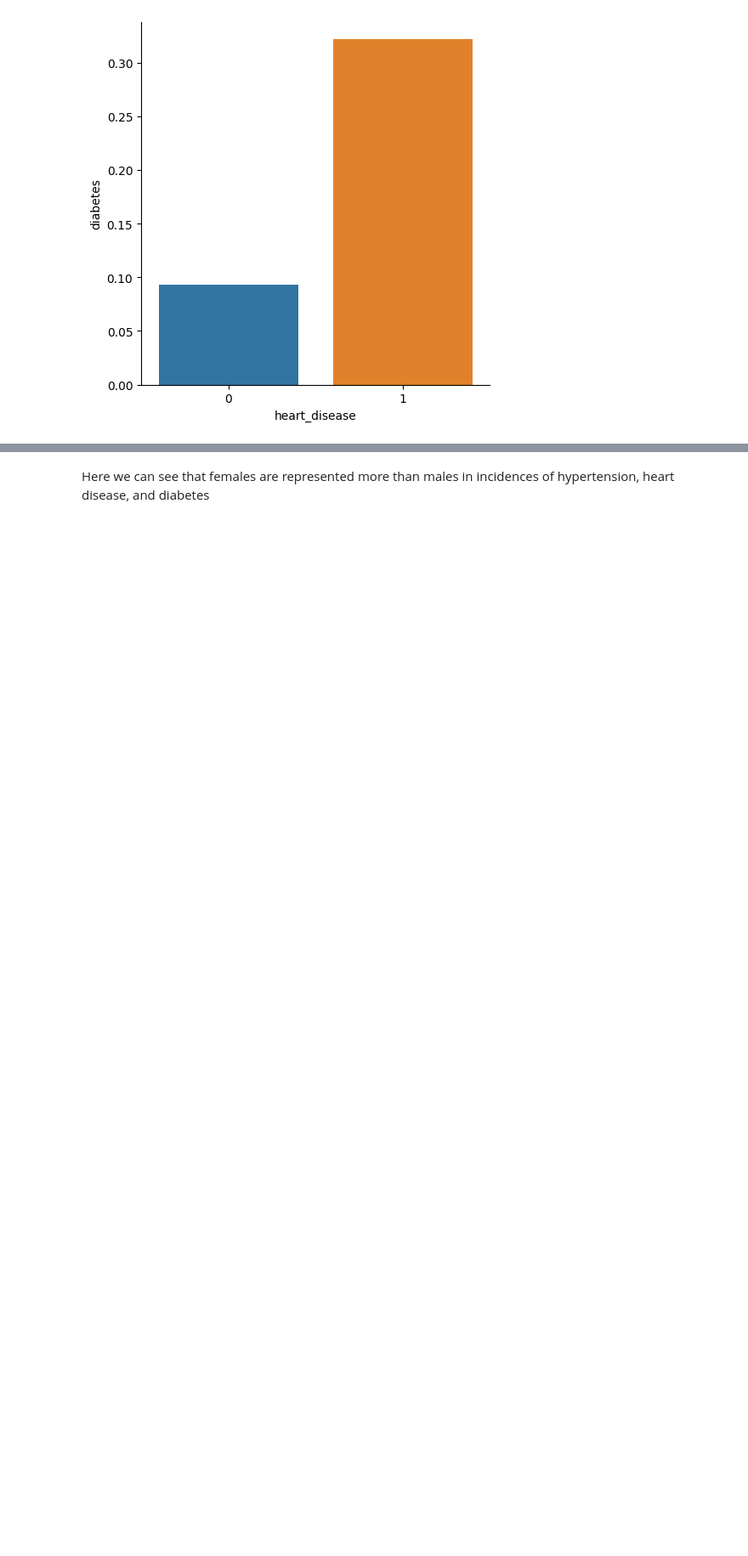
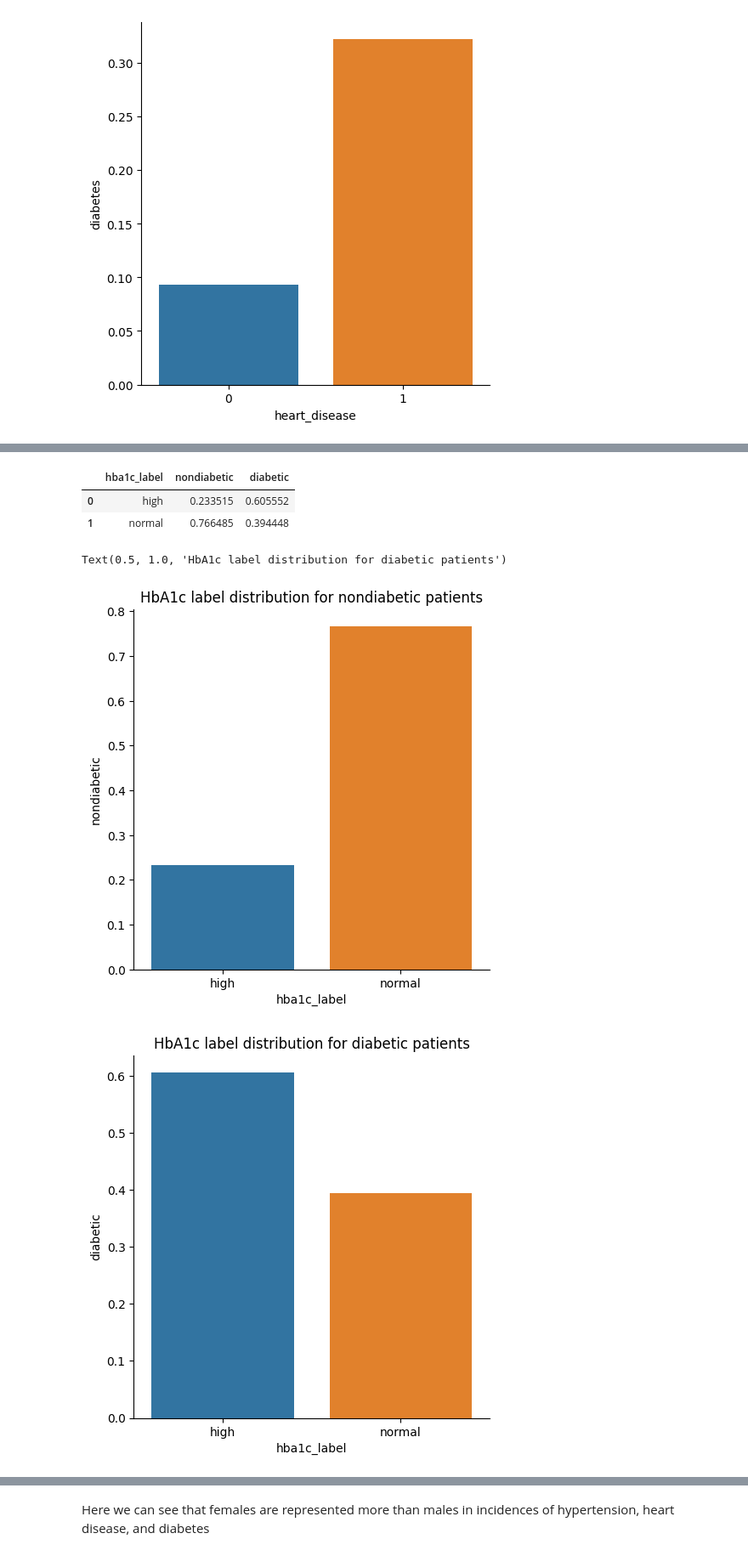
Before and after one commit to harshi-saha/cogs108-project, a Jupyter notebook: FinalReport_group014.ipynb, the cells around one changed output, grey strips where cells are left out. Shown at 85% size. Cells and saved outputs as stored; diff of their text form; code cells hidden in the pictures; blank space fills up the shorter version.

```diff
--- a/FinalReport_group014.ipynb
+++ b/FinalReport_group014.ipynb
@@ -250,0 +278,22 @@ sns.regplot(x='age', y='bg', data=df[df['diabetes'] == 1], color='orange')
+# %%
+tmp = df0.groupby('hba1c_label')['diabetes'].count()
+tmp2 = df1.groupby('hba1c_label')['diabetes'].count()
+tmp = pd.concat([tmp, tmp2], axis=1)
+tmp.reset_index(inplace=True)
+tmp.columns = ['hba1c_label', 'nondiabetic','diabetic']
+tmp['nondiabetic'] = tmp['nondiabetic']/tmp['nondiabetic'].sum()
+tmp['diabetic'] = tmp['diabetic']/tmp['diabetic'].sum()
+tmp
+# %% [output]
+|  | hba1c_label | nondiabetic | diabetic |
+| 0 | high | 0.233515 | 0.605552 |
+| 1 | normal | 0.766485 | 0.394448 |
+# %%
+sns.catplot(data=tmp, kind="bar", x='hba1c_label', y='nondiabetic')
+plt.title('HbA1c label distribution for nondiabetic patients')
+sns.catplot(data=tmp, kind="bar", x='hba1c_label', y='diabetic')
+plt.title('HbA1c label distribution for diabetic patients')
+# %% [output]
+Text(0.5, 1.0, 'HbA1c label distribution for diabetic patients')
+[figure, added]
+[figure, added]
```
Also changed, not shown: parts of 75 cells of this notebook, 1 other file.
